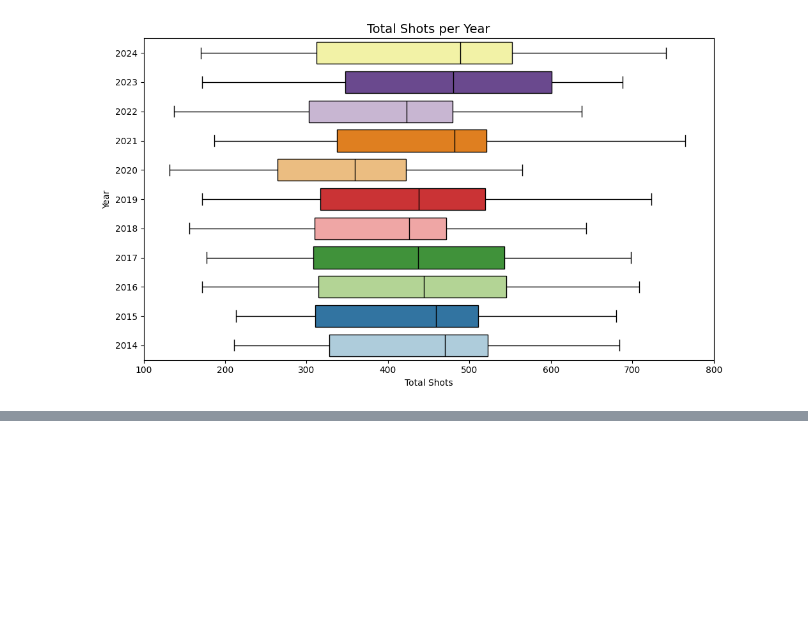
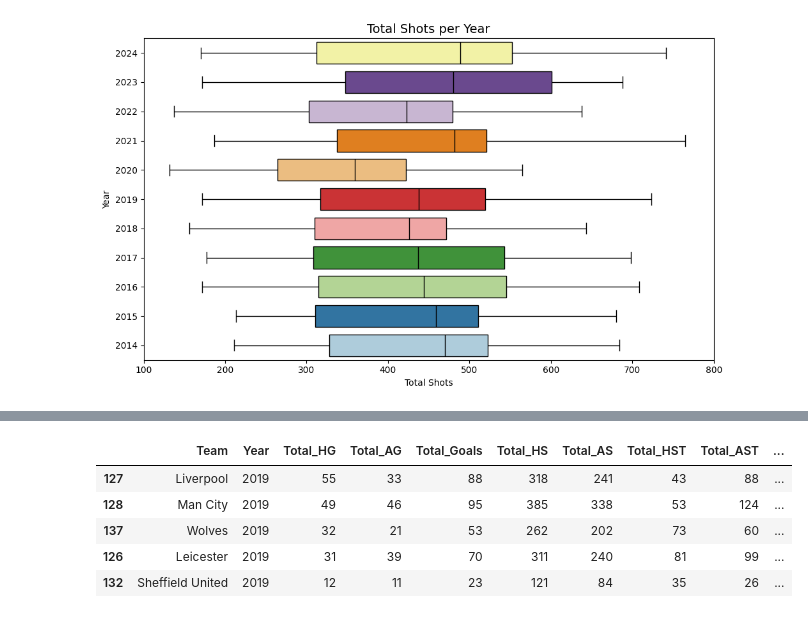
Before and after one commit to SmithNJ13/data_analysis, a Jupyter notebook: analysis.ipynb, the cells around one changed output, grey strips where cells are left out. Saved outputs shown, nothing was run; the diff lists cells and outputs as text; code cells hidden in the pictures; blank space fills up the shorter version.

```diff
--- a/analysis.ipynb
+++ b/analysis.ipynb
@@ -1415,3 +1413,12 @@ fig.update_layout(
 )
 
 fig.show()
+# %%
+goals_and_shots_seasonal[goals_and_shots_seasonal["Year"] == 2019].sort_values(by="Accuracy", ascending=False).head()
+# %% [output]
+|  | Team | Year | Total_HG | Total_AG | Total_Goals | Total_HS | Total_AS | Total_HST | Total_AST | ... |
+| 127 | Liverpool | 2019 | 55 | 33 | 88 | 318 | 241 | 43 | 88 | ... |
+| 128 | Man City | 2019 | 49 | 46 | 95 | 385 | 338 | 53 | 124 | ... |
+| 137 | Wolves | 2019 | 32 | 21 | 53 | 262 | 202 | 73 | 60 | ... |
+| 126 | Leicester | 2019 | 31 | 39 | 70 | 311 | 240 | 81 | 99 | ... |
+| 132 | Sheffield United | 2019 | 12 | 11 | 23 | 121 | 84 | 35 | 26 | ... |
```
Also changed, not shown: parts of 2 cells of this notebook, 1 other file.
